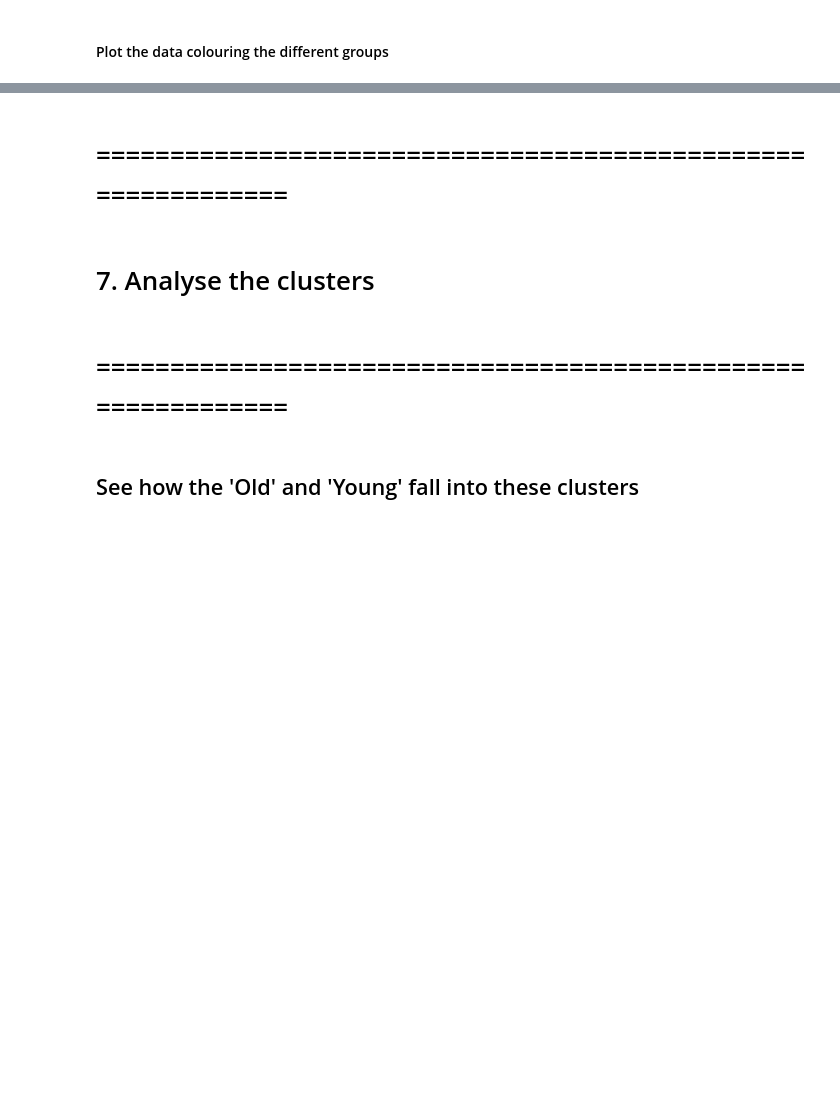
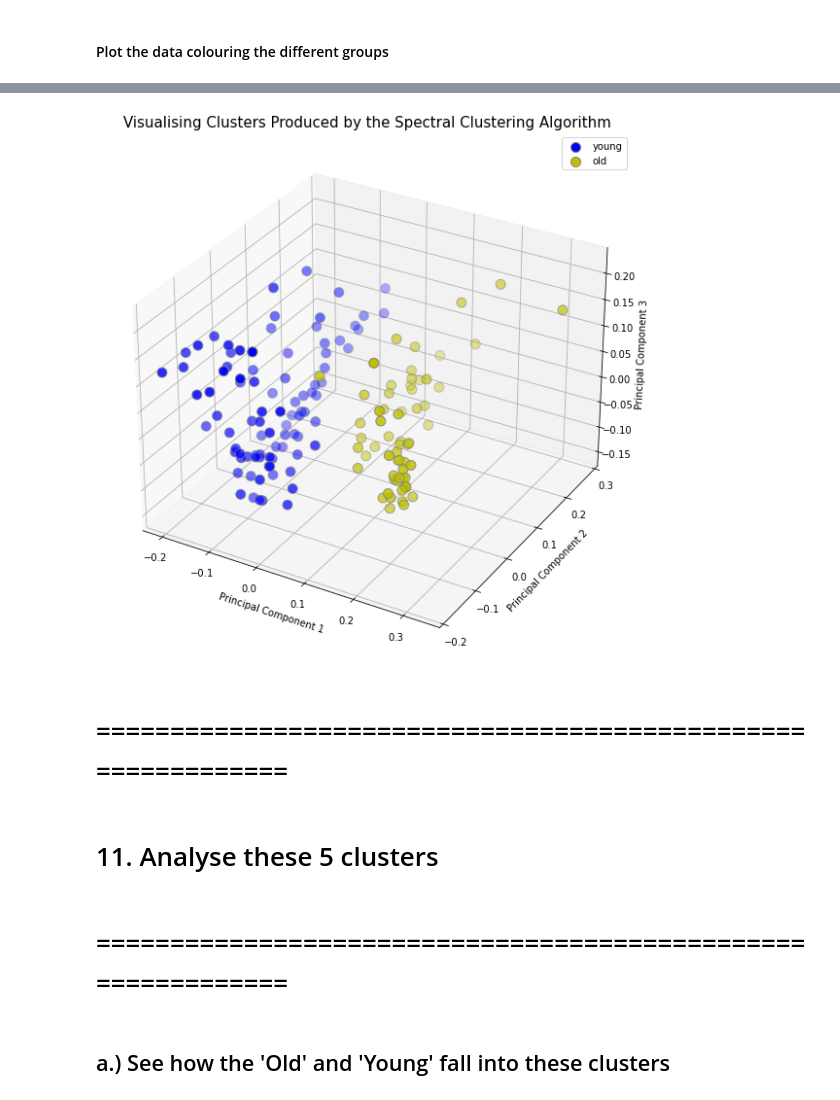
Before and after one commit to Crone1/CA4015, a Jupyter notebook: Assignment_1/Clustering.ipynb, the cells around one changed output, grey strips where cells are left out. Cells and saved outputs as stored; diff of their text form; code cells hidden in the pictures; blank space fills up the shorter version.

```diff
--- a/Assignment_1/Clustering.ipynb
+++ b/Assignment_1/Clustering.ipynb
@@ -614,8 +686,15 @@ plt.show()
+# %%
+targets = ['young', 'old']
+colours = ['b', 'y']
+
+plot_3d_principal_component_points(targets, colours, group)
+# %% [output]
+[figure, added]
 # %% [markdown]
 # =============================================================
 # %% [markdown]
-# 7. Analyse the clusters
+# 11. Analyse these 5 clusters
 # %% [markdown]
 # =============================================================
 # %% [markdown]
-## See how the 'Old' and 'Young' fall into these clusters
+## a.) See how the 'Old' and 'Young' fall into these clusters
```
Also changed, not shown: parts of 93 cells of this notebook.
